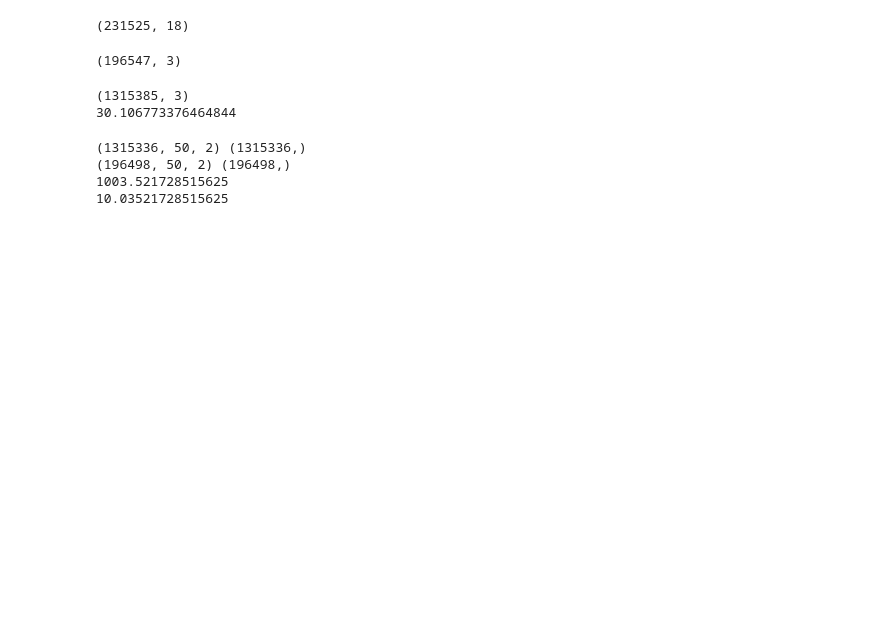
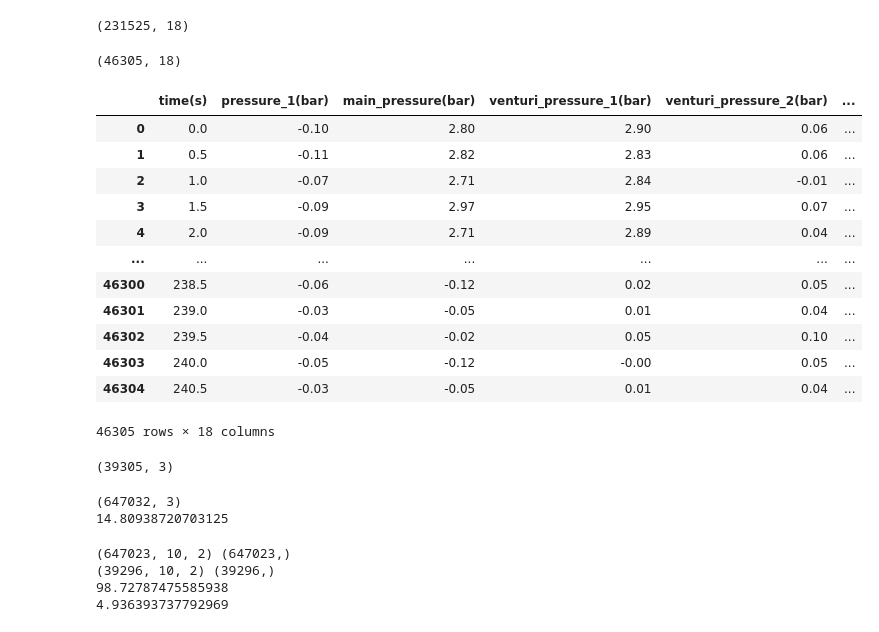
Before and after one commit to jinbeomjeong/estimate_venturi_pump_flow, a Jupyter notebook: create_estmation_flow_model.ipynb, the cells around one changed output. Saved outputs shown, nothing was run; the diff lists cells and outputs as text; code cells hidden in the pictures; blank space fills up the shorter version.

```diff
--- a/create_estmation_flow_model.ipynb
+++ b/create_estmation_flow_model.ipynb
@@ -40,6 +39,29 @@ dataset.reset_index(drop=True, inplace=True)
 dataset.shape
 # %% [output]
 (231525, 18)
+# %%
+dataset = dataset[::5]
+dataset.reset_index(drop=True, inplace=True)
+
+dataset.shape
+# %% [output]
+(46305, 18)
+# %%
+dataset
+# %% [output]
+|  | time(s) | pressure_1(bar) | main_pressure(bar) | venturi_pressure_1(bar) | venturi_pressure_2(bar) | ... |
+| 0 | 0.0 | -0.10 | 2.80 | 2.90 | 0.06 | ... |
+| 1 | 0.5 | -0.11 | 2.82 | 2.83 | 0.06 | ... |
+| 2 | 1.0 | -0.07 | 2.71 | 2.84 | -0.01 | ... |
+| 3 | 1.5 | -0.09 | 2.97 | 2.95 | 0.07 | ... |
+| 4 | 2.0 | -0.09 | 2.71 | 2.89 | 0.04 | ... |
+| ... | ... | ... | ... | ... | ... | ... |
+| 46300 | 238.5 | -0.06 | -0.12 | 0.02 | 0.05 | ... |
+| 46301 | 239.0 | -0.03 | -0.05 | 0.01 | 0.04 | ... |
+| 46302 | 239.5 | -0.04 | -0.02 | 0.05 | 0.10 | ... |
+| 46303 | 240.0 | -0.05 | -0.12 | -0.00 | 0.05 | ... |
+| 46304 | 240.5 | -0.03 | -0.05 | 0.01 | 0.04 | ... |
+46305 rows × 18 columns
 # %%
 new_dataset = dataset.copy()
 new_dataset = new_dataset[new_dataset[target_name] > 1]
@@ -48,14 +70,14 @@ new_dataset.reset_index(drop=True, inplace=True)
 new_dataset = new_dataset[feature_name_list+[target_name]].to_numpy()
 new_dataset.shape
 # %% [output]
-(196547, 3)
+(39305, 3)
 # %%
 # train_dataset = train_data[feature_name_list+[target_name]].to_numpy()
 # val_dataset = val_data[feature_name_list+[target_name]].to_numpy()
 #
 # print(train_dataset.shape, val_dataset.shape)
 # %%
-n_samples = 1000
+n_samples = 500
 max_len = 1000
 
 # random_start_idx = np.random.randint(low=0, high=new_dataset.shape[0]-max_len, size=n_samples)
@@ -90,13 +112,15 @@ augment_dataset = np.concatenate([buf_2, buf_3], axis=0)
 print(augment_dataset.shape)
 print((augment_dataset.itemsize * augment_dataset.size)/(1024**2))
 # %% [output]
-(1315385, 3)
-30.106773376464844
+(647032, 3)
+14.80938720703125
 # %%
-seq_len = 50
+seq_len = 10
 
-train_feature, train_target = create_seq_dataset_multiple_input_single_output(data=augment_dataset, seq_len=seq_len,pred_distance=0, target_idx_pos=augment_dataset.shape[1]-1)
-val_feature, val_target = create_seq_dataset_multiple_input_single_output(data=new_dataset, seq_len=seq_len, pred_distance=0, target_idx_pos=new_dataset.shape[1]-1)
+train_feature, train_target = create_seq_dataset_multiple_input_single_output(data=augment_dataset, seq_len=seq_len,pred_distance=0,
+                                                                              target_idx_pos=augment_dataset.shape[1]-1)
+val_feature, val_target = create_seq_dataset_multiple_input_single_output(data=new_dataset, seq_len=seq_len, pred_distance=0,
+                                                                          target_idx_pos=new_dataset.shape[1]-1)
 
 train_target = np.squeeze(train_target)
 val_target = np.squeeze(val_target)
@@ -107,10 +131,10 @@ print(val_feature.shape, val_target.shape)
 print((train_feature.itemsize * train_feature.size)/(1024**2))
 print((train_target.itemsize * train_target.size)/(1024**2))
 # %% [output]
-(1315336, 50, 2) (1315336,)
-(196498, 50, 2) (196498,)
-1003.521728515625
-10.03521728515625
+(647023, 10, 2) (647023,)
+(39296, 10, 2) (39296,)
+98.72787475585938
+4.936393737792969
 # %%
 model = build_reg_model(input_shape=(train_feature.shape[1:3]), d_dims=128, dropout_rate=0.5, learning_rate=0.001)
 
```
Also changed, not shown: parts of 9 cells of this notebook, 8 other files.
